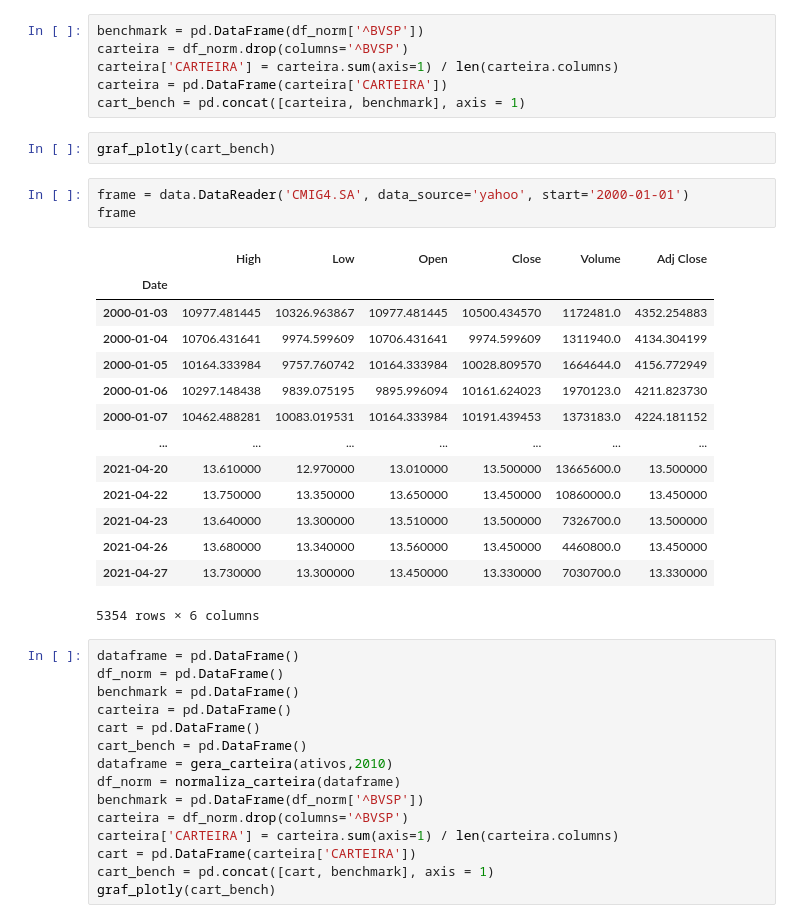
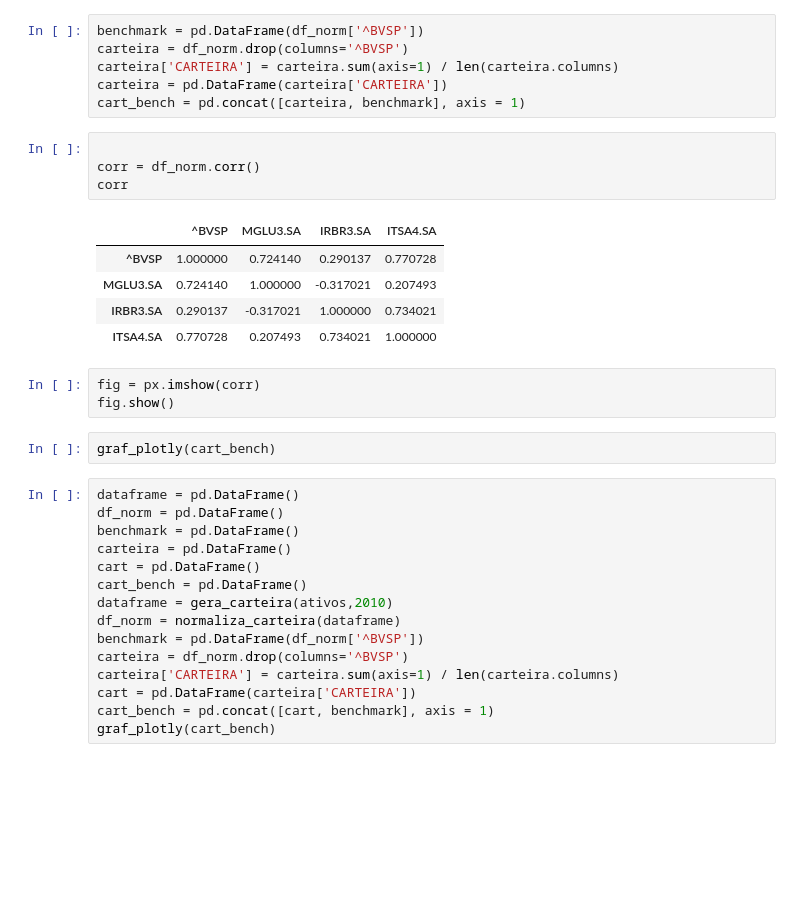
Before and after one commit to emersonsoaressc/economics, a Jupyter notebook: Analise_carteira_project.ipynb, the cells around one changed output. Cells and saved outputs as stored; diff of their text form; blank space fills up the shorter version.

```diff
--- a/Analise_carteira_project.ipynb
+++ b/Analise_carteira_project.ipynb
@@ -77,26 +72,21 @@ carteira = df_norm.drop(columns='^BVSP')
 carteira['CARTEIRA'] = carteira.sum(axis=1) / len(carteira.columns)
 carteira = pd.DataFrame(carteira['CARTEIRA'])
 cart_bench = pd.concat([carteira, benchmark], axis = 1)
+# %%
+
+corr = df_norm.corr()
+corr
+# %% [output]
+|  | ^BVSP | MGLU3.SA | IRBR3.SA | ITSA4.SA |
+| ^BVSP | 1.000000 | 0.724140 | 0.290137 | 0.770728 |
+| MGLU3.SA | 0.724140 | 1.000000 | -0.317021 | 0.207493 |
+| IRBR3.SA | 0.290137 | -0.317021 | 1.000000 | 0.734021 |
+| ITSA4.SA | 0.770728 | 0.207493 | 0.734021 | 1.000000 |
+# %%
+fig = px.imshow(corr)
+fig.show()
 # %%
 graf_plotly(cart_bench)
-# %%
-frame = data.DataReader('CMIG4.SA', data_source='yahoo', start='2000-01-01')
-frame
-# %% [output]
-|  | High | Low | Open | Close | Volume | Adj Close |
-| Date |  |  |  |  |  |  |
-| 2000-01-03 | 10977.481445 | 10326.963867 | 10977.481445 | 10500.434570 | 1172481.0 | 4352.254883 |
-| 2000-01-04 | 10706.431641 | 9974.599609 | 10706.431641 | 9974.599609 | 1311940.0 | 4134.304199 |
-| 2000-01-05 | 10164.333984 | 9757.760742 | 10164.333984 | 10028.809570 | 1664644.0 | 4156.772949 |
-| 2000-01-06 | 10297.148438 | 9839.075195 | 9895.996094 | 10161.624023 | 1970123.0 | 4211.823730 |
-| 2000-01-07 | 10462.488281 | 10083.019531 | 10164.333984 | 10191.439453 | 1373183.0 | 4224.181152 |
-| ... | ... | ... | ... | ... | ... | ... |
-| 2021-04-20 | 13.610000 | 12.970000 | 13.010000 | 13.500000 | 13665600.0 | 13.500000 |
-| 2021-04-22 | 13.750000 | 13.350000 | 13.650000 | 13.450000 | 10860000.0 | 13.450000 |
-| 2021-04-23 | 13.640000 | 13.300000 | 13.510000 | 13.500000 | 7326700.0 | 13.500000 |
-| 2021-04-26 | 13.680000 | 13.340000 | 13.560000 | 13.450000 | 4460800.0 | 13.450000 |
-| 2021-04-27 | 13.730000 | 13.300000 | 13.450000 | 13.330000 | 7030700.0 | 13.330000 |
-5354 rows × 6 columns
 # %%
 dataframe = pd.DataFrame()
 df_norm = pd.DataFrame()
```
Also changed, not shown: parts of 8 cells of this notebook, 2 other files.
